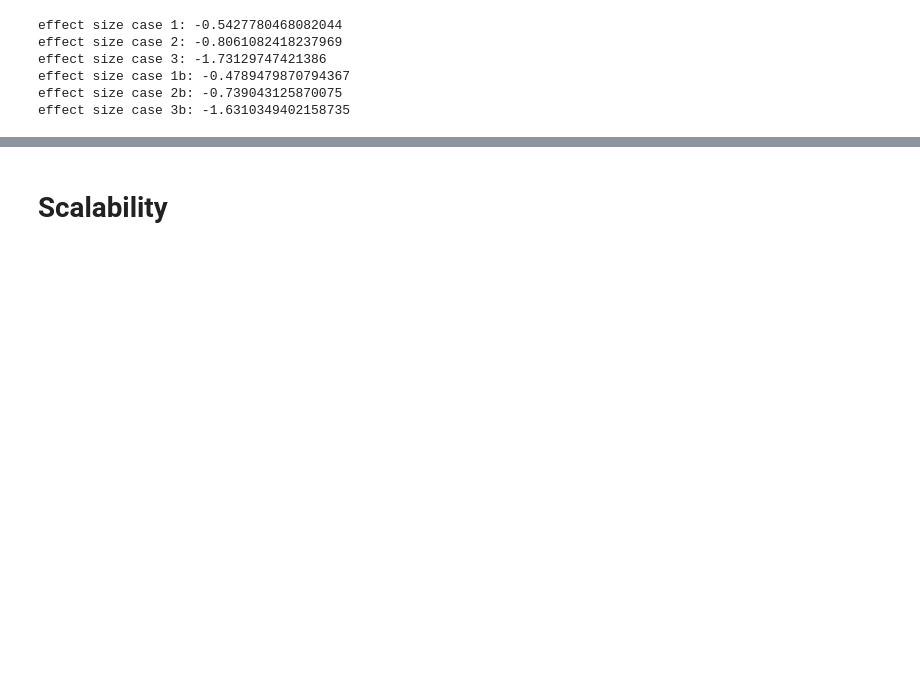
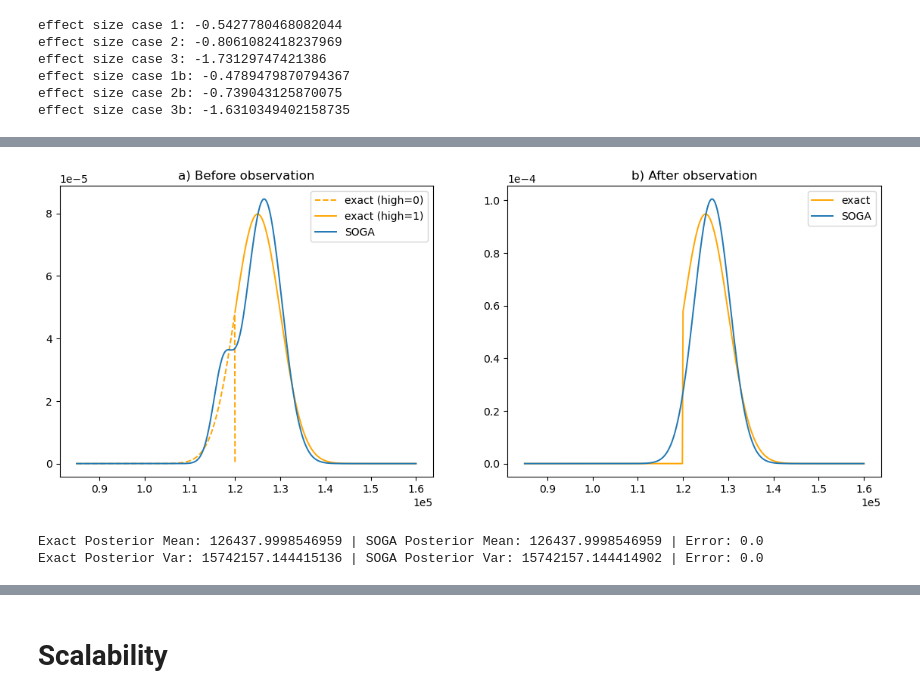
Before and after one commit to RasmusCarl/Privug-SOGA, a Jupyter notebook: SOSYM_Experiments.ipynb, the cells around one changed output, grey strips where cells are left out. Cells and saved outputs as stored; diff of their text form; code cells hidden in the pictures; blank space fills up the shorter version.

```diff
--- a/SOSYM_Experiments.ipynb
+++ b/SOSYM_Experiments.ipynb
@@ -427,0 +510,36 @@ plt.savefig("soga_risk_dp.pdf", format="pdf", bbox_inches="tight")
+# %%
+fig, axs = plt.subplots(1,2,figsize=(14,5))
+
+axs[0].plot(x0, y_exact0, ls='--', color='orange', label='exact (high=0)', linewidth=1.4)
+axs[0].plot(x1, y_exact1, ls='-', color='orange', label='exact (high=1)', linewidth=1.4)
+axs[0].plot(x, y_soga_no_obs, label='SOGA', linewidth=1.4)
+axs[0].legend()
+axs[0].set_title('a) Before observation')
+axs[0].ticklabel_format(style='sci', axis='both', scilimits=(0,0))
+
+
+axs[1].plot(x, y_exact, ls='-', color='orange', label='exact', linewidth=1.4)
+axs[1].plot(x, y_soga, label='SOGA', linewidth=1.4)
+axs[1].legend()
+axs[1].set_title('b) After observation')
+axs[1].ticklabel_format(style='sci', axis='both', scilimits=(0,0))
+
+plt.savefig('anonym1.pdf')
+# %% [output]
+[figure, added]
+# %%
+# computing exact moments using scipy
+exact_mean, exact_var = truncnorm.stats(a1, b1, loc, scale, 'mv')
+
+#moments computed by SOGA
+soga_mean = output_dist_cond1.gm.mean()[0]
+soga_var = output_dist_cond1.gm.cov()[0,0]
+
+err_mean = abs(exact_mean-soga_mean)/exact_mean
+err_var = abs(exact_var-soga_var)/exact_var
+
+print('Exact Posterior Mean: {} | SOGA Posterior Mean: {} | Error: {}'.format(exact_mean, soga_mean, np.round(err_mean,2)))
+print('Exact Posterior Var: {} | SOGA Posterior Var: {} | Error: {}'.format(exact_var, soga_var, np.round(err_var,2)))
+# %% [output]
+Exact Posterior Mean: 126437.9998546959 | SOGA Posterior Mean: 126437.9998546959 | Error: 0.0
+Exact Posterior Var: 15742157.144415136 | SOGA Posterior Var: 15742157.144414902 | Error: 0.0
```
Also changed, not shown: parts of 36 cells of this notebook, 4 other files.
